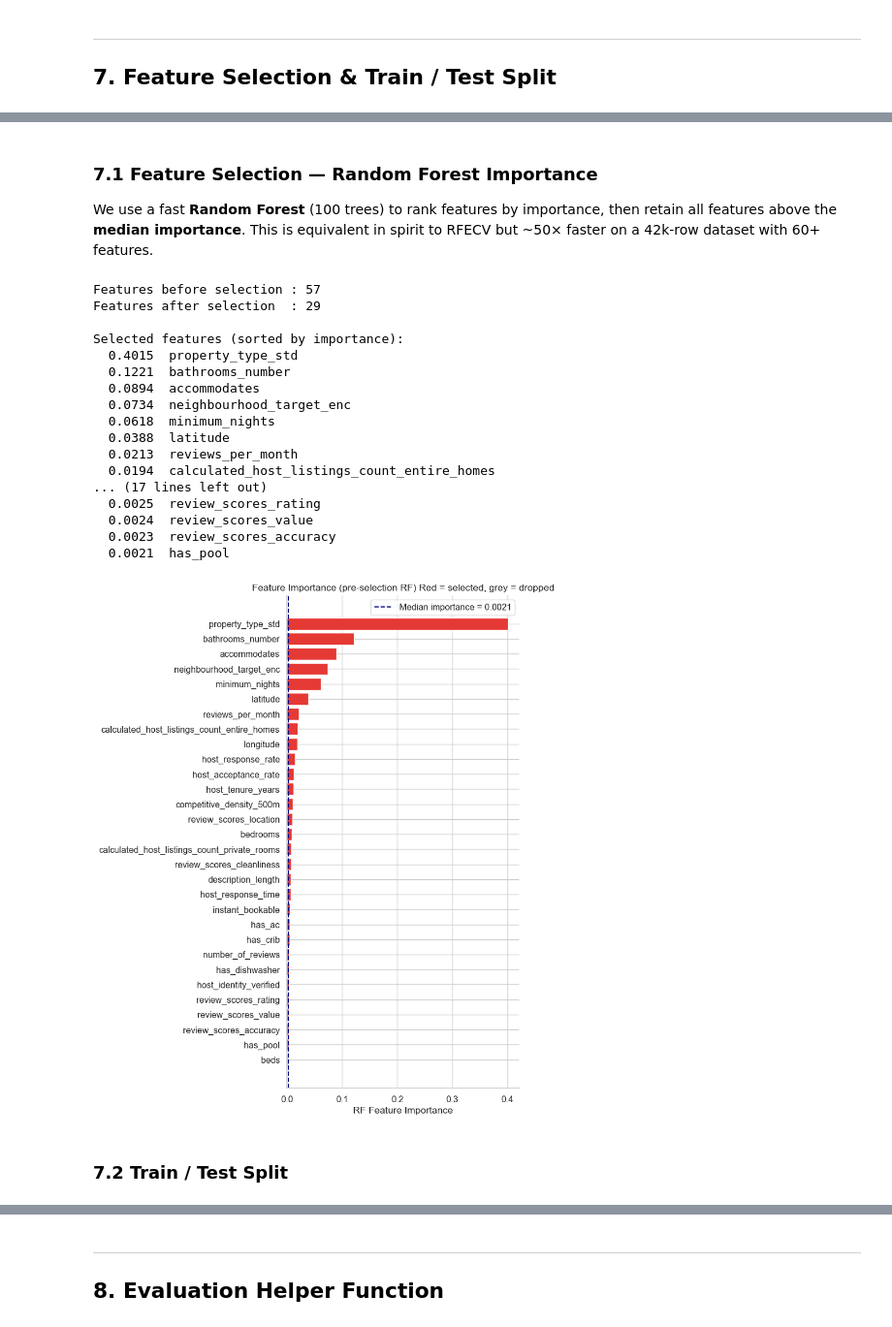
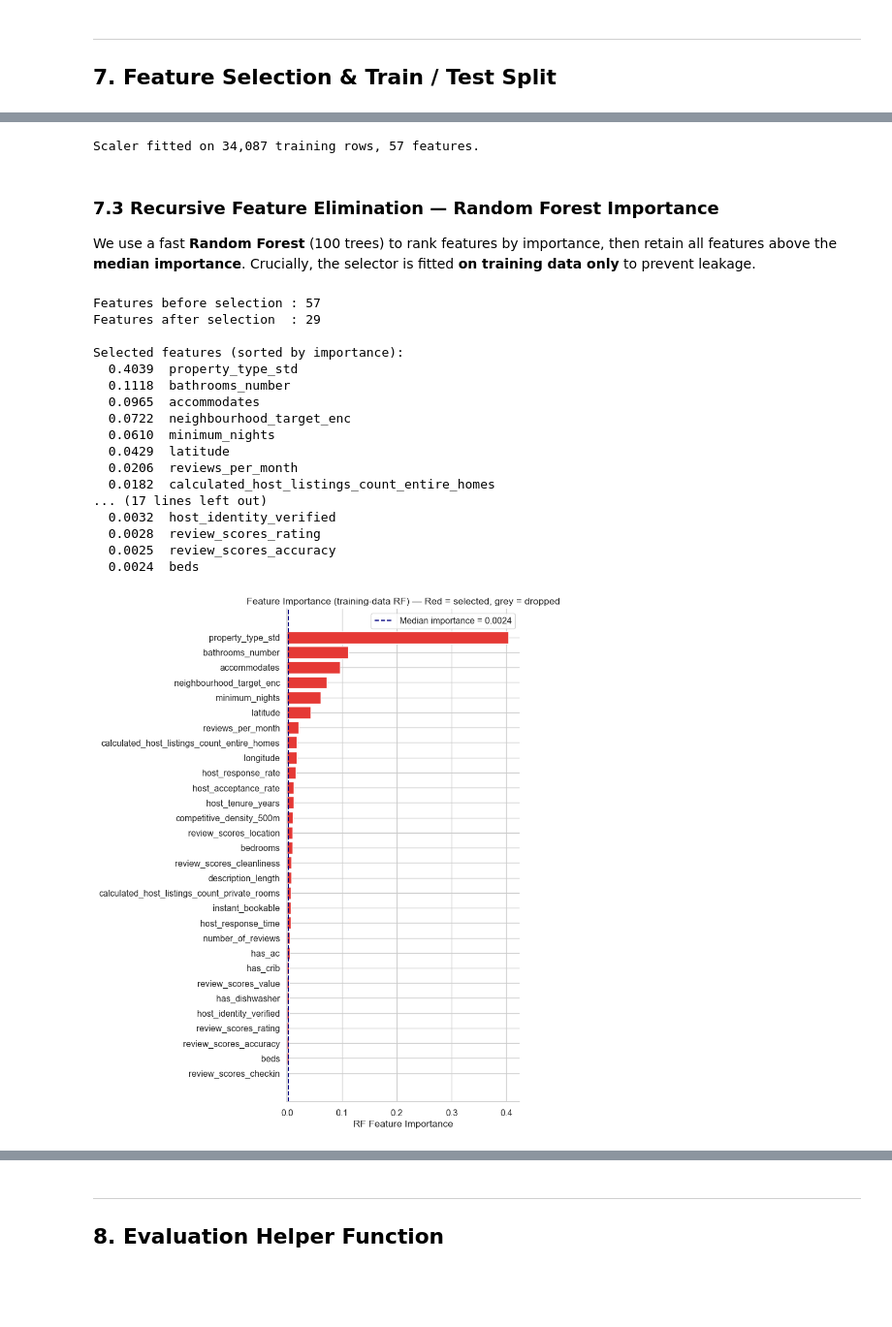
Before and after one commit to nnnuria/airbnb-investment-intelligence, a Jupyter notebook: notebooks/price_ml_model.ipynb, the cells around one changed output, grey strips where cells are left out. Shown at 97% size. Drawn from its saved outputs; the diff is of its cells as text; code cells hidden in the pictures; blank space fills up the shorter version.

Commit message:
refactor: update model artifacts, visualizations, and notebook analysis workflow

```diff
--- a/notebooks/price_ml_model.ipynb
+++ b/notebooks/price_ml_model.ipynb
@@ -810,25 +848,45 @@ Note: Tree models are robust to multicollinearity — these are flagged for line
+# %%
+# Scale ALL features (fit on training data only)
+scaler_all       = StandardScaler()
+X_train_all_sc   = scaler_all.fit_transform(X_train_all)
+X_test_all_sc    = scaler_all.transform(X_test_all)
+
+X_train_all_sc = pd.DataFrame(X_train_all_sc, columns=X_train_all.columns, index=X_train_all.index)
+X_test_all_sc  = pd.DataFrame(X_test_all_sc,  columns=X_train_all.columns, index=X_test_all.index)
+
+print(f"Scaler fitted on {len(X_train_all):,} training rows, {X_train_all.shape[1]} features.")
+# %% [output]
+Scaler fitted on 34,087 training rows, 57 features.
 # %% [markdown]
-### 7.1 Feature Selection — Random Forest Importance
+### 7.3 Recursive Feature Elimination — Random Forest Importance
 
 We use a fast **Random Forest** (100 trees) to rank features by importance,
-then retain all features above the **median importance**. This is equivalent
-in spirit to RFECV but ~50× faster on a 42k-row dataset with 60+ features.
+then retain all features above the **median importance**.
+Crucially, the selector is fitted **on training data only** to prevent leakage.
 # %%
-X_all = df_model.drop(columns=[TARGET])
-y_all = df_model[TARGET].values
-
-# Fit a quick RF for importance ranking (before the final split, on full data)
+# Fit RF importance selector on training data only
 rf_selector = RandomForestRegressor(
     n_estimators=100, max_depth=12, min_samples_leaf=10,
     random_state=RANDOM_SEED, n_jobs=-1,
 )
-rf_selector.fit(X_all, y_all)
+rf_selector.fit(X_train_all, y_train)
 
-importances   = pd.Series(rf_selector.feature_importances_, index=X_all.columns)
+importances   = pd.Series(rf_selector.feature_importances_, index=X_train_all.columns)
 median_imp    = importances.median()
 selected_features = importances[importances >= median_imp].sort_values(ascending=False).index.tolist()
 
-print(f"Features before selection : {len(X_all.columns)}")
+# Apply RFE selection — tree models will use this unscaled subset
+X_train = X_train_all[selected_features].copy()
+X_test  = X_test_all[selected_features].copy()
+
+# Scaled RFE subset for linear model baseline comparison
+scaler_rfe      = StandardScaler()
+X_train_rfe_sc  = scaler_rfe.fit_transform(X_train)
+X_test_rfe_sc   = scaler_rfe.transform(X_test)
+X_train_rfe_sc  = pd.DataFrame(X_train_rfe_sc, columns=selected_features, index=X_train.index)
+X_test_rfe_sc   = pd.DataFrame(X_test_rfe_sc,  columns=selected_features, index=X_test.index)
+
+print(f"Features before selection : {len(X_train_all.columns)}")
 print(f"Features after selection  : {len(selected_features)}")
 print(f"\nSelected features (sorted by importance):")
 for feat in selected_features:
@@ -838,35 +896,34 @@ Features before selection : 57
 Features after selection  : 29
 
 Selected features (sorted by importance):
-  0.4015  property_type_std
-  0.1221  bathrooms_number
-  0.0894  accommodates
-  0.0734  neighbourhood_target_enc
-  0.0618  minimum_nights
-  0.0388  latitude
-  0.0213  reviews_per_month
-  0.0194  calculated_host_listings_count_entire_homes
+  0.4039  property_type_std
+  0.1118  bathrooms_number
+  0.0965  accommodates
+  0.0722  neighbourhood_target_enc
+  0.0610  minimum_nights
+  0.0429  latitude
+  0.0206  reviews_per_month
+  0.0182  calculated_host_listings_count_entire_homes
 ... (17 lines left out)
-  0.0025  review_scores_rating
-  0.0024  review_scores_value
-  0.0023  review_scores_accuracy
-  0.0021  has_pool
+  0.0032  host_identity_verified
+  0.0028  review_scores_rating
+  0.0025  review_scores_accuracy
+  0.0024  beds
 # %%
 # Importance bar chart
-top30 = importances.nlargest(30).sort_values()
+top30      = importances.nlargest(30).sort_values()
 colors_imp = ["#E53935" if f in selected_features else "#B0BEC5" for f in top30.index]
-fig, ax = plt.subplots(figsize=(8, 10))
+fig, ax    = plt.subplots(figsize=(8, 10))
 ax.barh(top30.index, top30.values, color=colors_imp)
-ax.axvline(median_imp, color="navy", ls="--", lw=1.5, label=f"Median importance = {median_imp:.4f}")
+ax.axvline(median_imp, color="navy", ls="--", lw=1.5,
+           label=f"Median importance = {median_imp:.4f}")
 ax.set_xlabel("RF Feature Importance")
-ax.set_title("Feature Importance (pre-selection RF) Red = selected, grey = dropped")
+ax.set_title("Feature Importance (training-data RF) — Red = selected, grey = dropped")
 ax.legend()
 ax.spines["top"].set_visible(False)
 ax.spines["right"].set_visible(False)
 plt.tight_layout()
 plt.savefig(MODEL_DIR / "07_rf_feature_importance.png", dpi=130, bbox_inches="tight")
 plt.show()
 # %% [output]
-[figure, old version]
+[figure, new version]
-# %% [markdown]
-### 7.2 Train / Test Split
```
Also changed, not shown: parts of 26 cells of this notebook, 13 other files.
